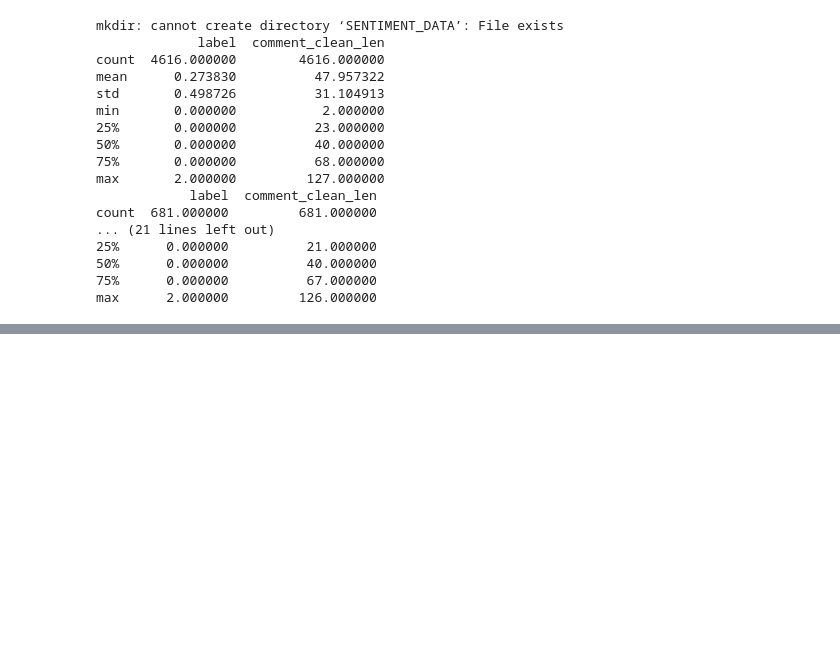
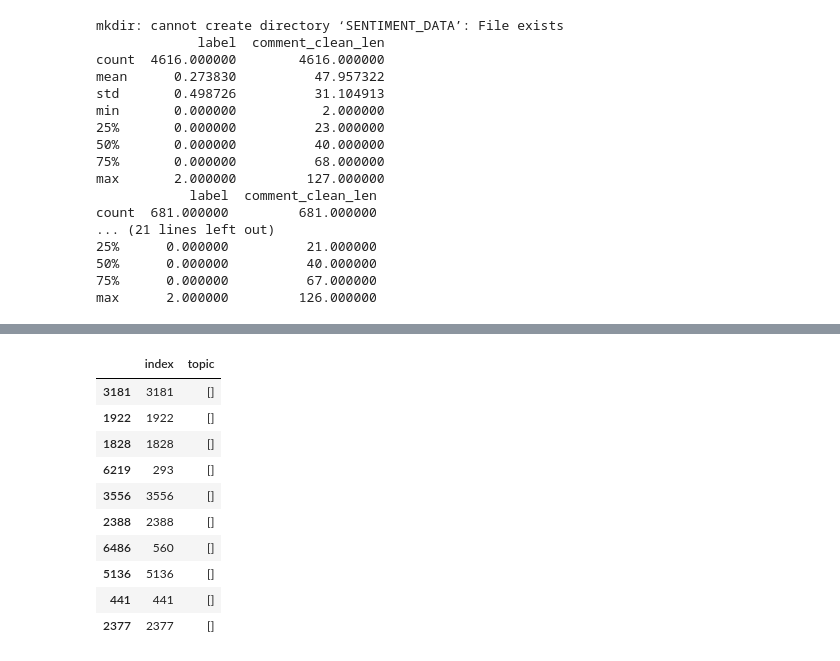
Before and after one commit to wzwzeyal/ojt_bert, a Jupyter notebook: notebooks_exploration/onlp_data_preprocess.ipynb, the cells around one changed output, grey strips where cells are left out. Cells and saved outputs as stored; diff of their text form; code cells hidden in the pictures; blank space fills up the shorter version.

Commit message:
add token download

```diff
--- a/notebooks_exploration/onlp_data_preprocess.ipynb
+++ b/notebooks_exploration/onlp_data_preprocess.ipynb
@@ -185,0 +183,16 @@ train_token_df.describe()
+# %%
+stop_words = open('./HebrewStopWords/heb_stopwords.txt').read().splitlines()
+# %%
+from nlp_utils_repo.nlp_utils import remove_words
+
+all_tokens = train_token_df['comment_clean'].append(val_token_df['comment_clean'])
+all_tokens_df = pd.DataFrame({'topic': all_tokens}).reset_index()
+all_tokens_df['topic'] = all_tokens_df['topic'].map(lambda x: remove_words(x, stop_words))
+# %%
+from nltk.probability import FreqDist
+from nltk import word_tokenize
+import nltk
+nltk.download('punkt')
+
+word_freq = FreqDist(sum(all_tokens_df['topic'].map(word_tokenize), [])).most_common(10)
+words_to_extract = [word[0] for word in word_freq if word[1] > 500]  # 'words that repeats themselves over 500 times
@@ -185,0 +202,3 @@ train_token_df.describe()
+# %%
+all_tokens_df['topic'] = all_tokens_df['topic'].apply(
+        lambda x: [word for word in x if word not in words_to_extract and len(word) > 2])
@@ -185,0 +208,14 @@ train_token_df.describe()
+# %%
+all_tokens_df.sample(10)
+# %% [output]
+|  | index | topic |
+| 3181 | 3181 | [] |
+| 1922 | 1922 | [] |
+| 1828 | 1828 | [] |
+| 6219 | 293 | [] |
+| 3556 | 3556 | [] |
+| 2388 | 2388 | [] |
+| 6486 | 560 | [] |
+| 5136 | 5136 | [] |
+| 441 | 441 | [] |
+| 2377 | 2377 | [] |
```
Also changed, not shown: parts of 7 cells of this notebook, 1 other file.
